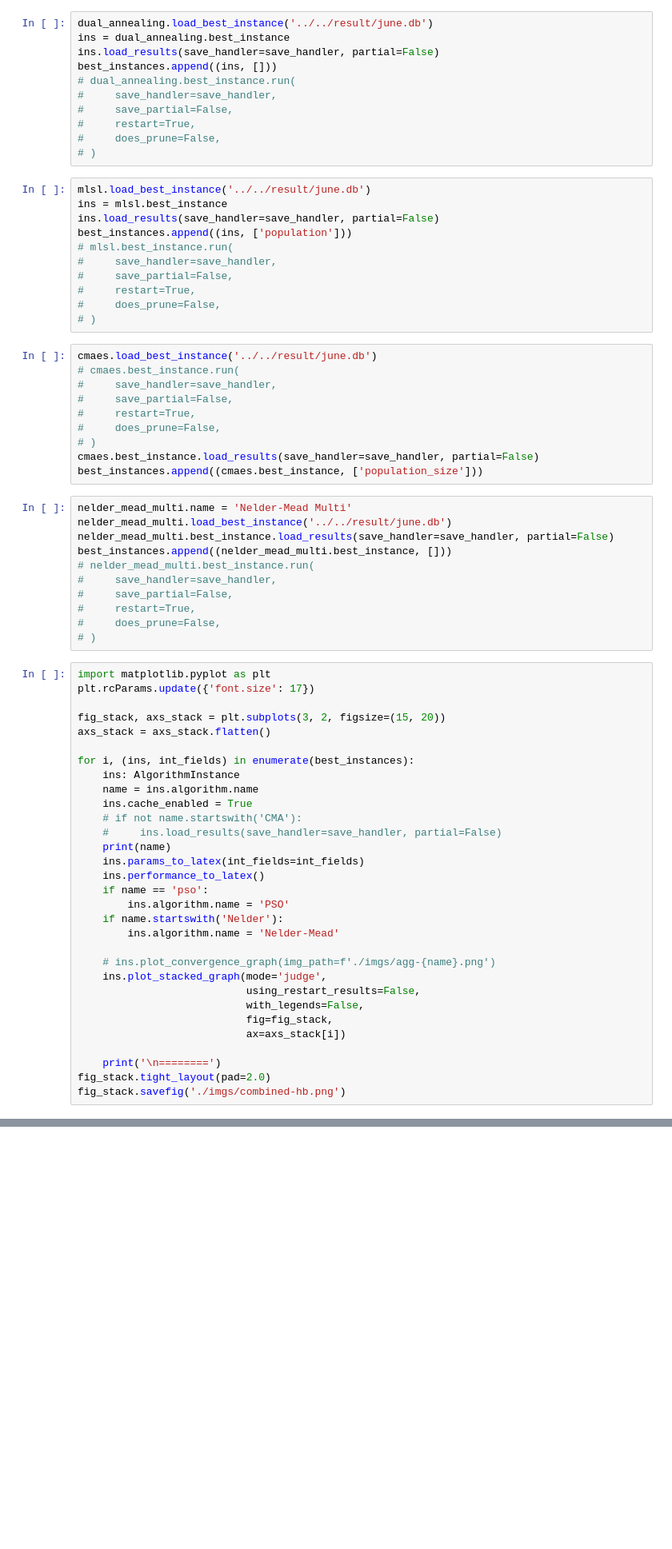
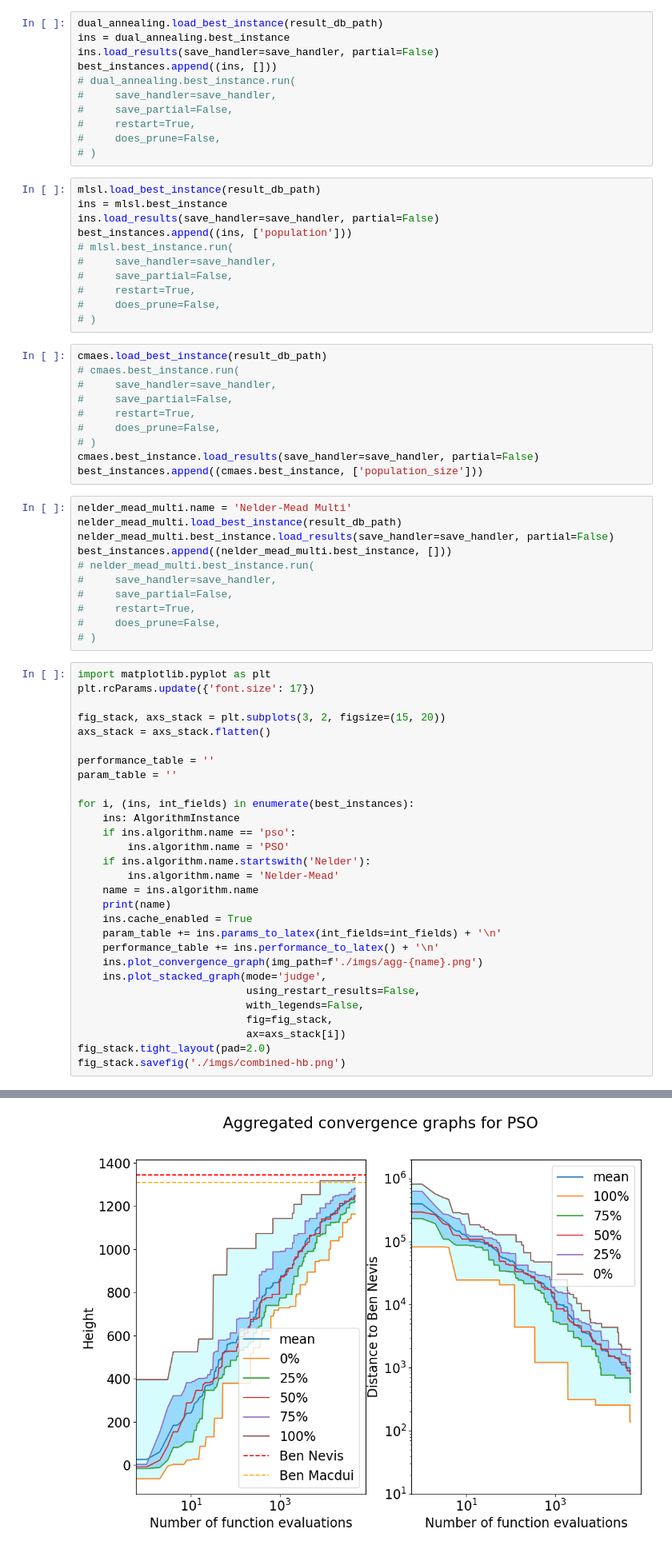
Before and after one commit to CardiacModelling/BenNevisBenchmark, a Jupyter notebook: ipynb/plots/all.ipynb, the cells around one changed output, grey strips where cells are left out. Shown at 80% size. Drawn from its saved outputs; the diff is of its cells as text; blank space fills up the shorter version.

Commit message:
Update plot ipynb

```diff
--- a/ipynb/plots/all.ipynb
+++ b/ipynb/plots/all.ipynb
@@ -30,7 +32,7 @@ ins = differential_evolution.best_instance
 ins.load_results(save_handler=save_handler, partial=False)
 best_instances.append((ins, ['dithering', 'polish', 'popsize']))
 # %%
-dual_annealing.load_best_instance('../../result/june.db')
+dual_annealing.load_best_instance(result_db_path)
 ins = dual_annealing.best_instance
 ins.load_results(save_handler=save_handler, partial=False)
 best_instances.append((ins, []))
@@ -41,7 +43,7 @@ best_instances.append((ins, []))
 #     does_prune=False,
 # )
 # %%
-mlsl.load_best_instance('../../result/june.db')
+mlsl.load_best_instance(result_db_path)
 ins = mlsl.best_instance
 ins.load_results(save_handler=save_handler, partial=False)
 best_instances.append((ins, ['population']))
@@ -52,7 +54,7 @@ best_instances.append((ins, ['population']))
 #     does_prune=False,
 # )
 # %%
-cmaes.load_best_instance('../../result/june.db')
+cmaes.load_best_instance(result_db_path)
 # cmaes.best_instance.run(
 #     save_handler=save_handler,
 #     save_partial=False,
@@ -63,7 +65,7 @@ cmaes.best_instance.load_results(save_handler=save_handler, partial=False)
 best_instances.append((cmaes.best_instance, ['population_size']))
 # %%
 nelder_mead_multi.name = 'Nelder-Mead Multi'
-nelder_mead_multi.load_best_instance('../../result/june.db')
+nelder_mead_multi.load_best_instance(result_db_path)
 nelder_mead_multi.best_instance.load_results(save_handler=save_handler, partial=False)
 best_instances.append((nelder_mead_multi.best_instance, []))
 # nelder_mead_multi.best_instance.run(
@@ -79,28 +81,26 @@ plt.rcParams.update({'font.size': 17})
 fig_stack, axs_stack = plt.subplots(3, 2, figsize=(15, 20))
 axs_stack = axs_stack.flatten()
 
+performance_table = ''
+param_table = ''
+
 for i, (ins, int_fields) in enumerate(best_instances):
     ins: AlgorithmInstance
+    if ins.algorithm.name == 'pso':
+        ins.algorithm.name = 'PSO'
+    if ins.algorithm.name.startswith('Nelder'):
+        ins.algorithm.name = 'Nelder-Mead'
     name = ins.algorithm.name
+    print(name)
     ins.cache_enabled = True
-    # if not name.startswith('CMA'):
-    #     ins.load_results(save_handler=save_handler, partial=False)
-    print(name)
-    ins.params_to_latex(int_fields=int_fields)
-    ins.performance_to_latex()
-    if name == 'pso':
-        ins.algorithm.name = 'PSO'
-    if name.startswith('Nelder'):
-        ins.algorithm.name = 'Nelder-Mead'
-
-    # ins.plot_convergence_graph(img_path=f'./imgs/agg-{name}.png')
+    param_table += ins.params_to_latex(int_fields=int_fields) + '\n'
+    performance_table += ins.performance_to_latex() + '\n'
+    ins.plot_convergence_graph(img_path=f'./imgs/agg-{name}.png')
     ins.plot_stacked_graph(mode='judge',
                            using_restart_results=False,
                            with_legends=False,
                            fig=fig_stack,
                            ax=axs_stack[i])
-
-    print('\n========')
 fig_stack.tight_layout(pad=2.0)
 fig_stack.savefig('./imgs/combined-hb.png')
 # %% [output]
@@ -112 +108,2 @@ pso     & 20    & 0\%   & 1245  & \( +\infty \)         & \(2.70 \times 10^{4}\)
 [figure]
+[figure, added]
```
Also changed, not shown: parts of 8 cells of this notebook, 33 other files.
